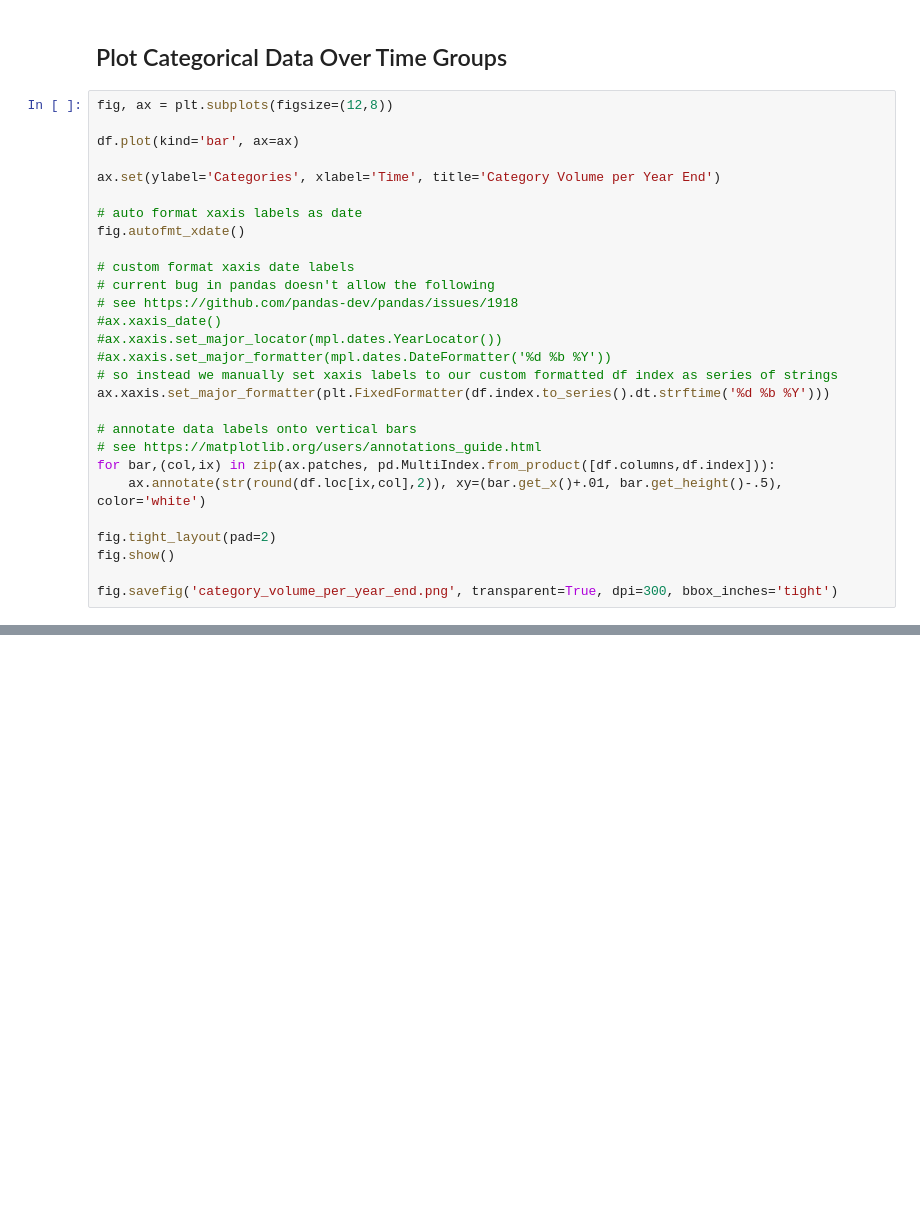
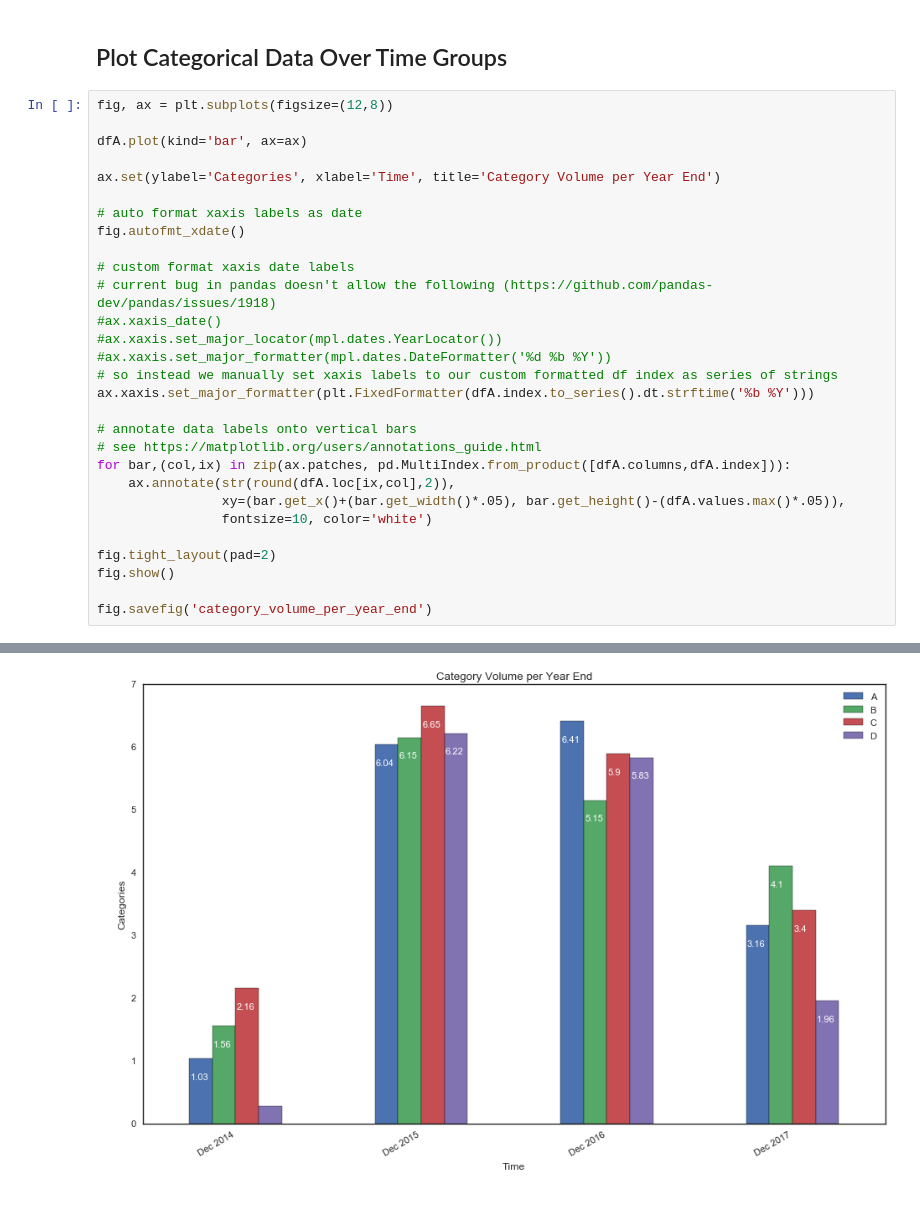
Before and after one commit to knanne/knanne.github.io, a Jupyter notebook: notebooks/pandas_visualization.ipynb, the cells around one changed output, grey strips where cells are left out. Cells and saved outputs as stored; diff of their text form; blank space fills up the shorter version.

```diff
--- a/notebooks/pandas_visualization.ipynb
+++ b/notebooks/pandas_visualization.ipynb
@@ -75,7 +115,7 @@ df.head()
 # %%
 fig, ax = plt.subplots(figsize=(12,8))
 
-df.plot(kind='bar', ax=ax)
+dfA.plot(kind='bar', ax=ax)
 
 ax.set(ylabel='Categories', xlabel='Time', title='Category Volume per Year End')
 
@@ -83,21 +123,22 @@ ax.set(ylabel='Categories', xlabel='Time', title='Category Volume per Year End')
 fig.autofmt_xdate()
 
 # custom format xaxis date labels
-# current bug in pandas doesn't allow the following
-# see https://github.com/pandas-dev/pandas/issues/1918
+# current bug in pandas doesn't allow the following (https://github.com/pandas-dev/pandas/issues/1918)
 #ax.xaxis_date()
 #ax.xaxis.set_major_locator(mpl.dates.YearLocator())
 #ax.xaxis.set_major_formatter(mpl.dates.DateFormatter('%d %b %Y'))
 # so instead we manually set xaxis labels to our custom formatted df index as series of strings
-ax.xaxis.set_major_formatter(plt.FixedFormatter(df.index.to_series().dt.strftime('%d %b %Y')))
+ax.xaxis.set_major_formatter(plt.FixedFormatter(dfA.index.to_series().dt.strftime('%b %Y')))
 
 # annotate data labels onto vertical bars
 # see https://matplotlib.org/users/annotations_guide.html
-for bar,(col,ix) in zip(ax.patches, pd.MultiIndex.from_product([df.columns,df.index])):
-    ax.annotate(str(round(df.loc[ix,col],2)), xy=(bar.get_x()+.01, bar.get_height()-.5), color='white')
+for bar,(col,ix) in zip(ax.patches, pd.MultiIndex.from_product([dfA.columns,dfA.index])):
+    ax.annotate(str(round(dfA.loc[ix,col],2)),
+                xy=(bar.get_x()+(bar.get_width()*.05), bar.get_height()-(dfA.values.max()*.05)),
+                fontsize=10, color='white')
 
 fig.tight_layout(pad=2)
 fig.show()
 
-fig.savefig('category_volume_per_year_end.png', transparent=True, dpi=300, bbox_inches='tight')
+fig.savefig('category_volume_per_year_end')
 # %% [output]
@@ -105,0 +145 @@ fig.savefig('category_volume_per_year_end.png', transparent=True, dpi=300, bbox_
+[figure, added]
```
Also changed, not shown: parts of 25 cells of this notebook, 8 other files.
